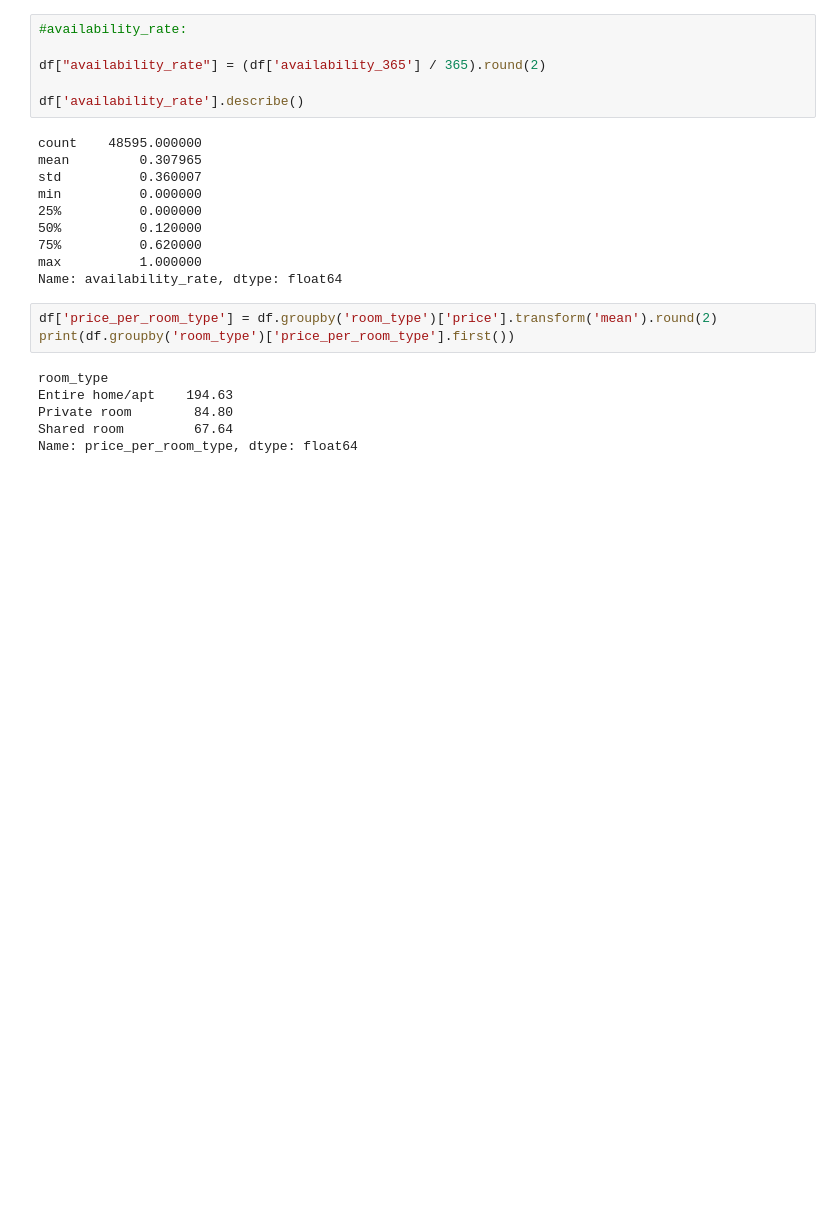
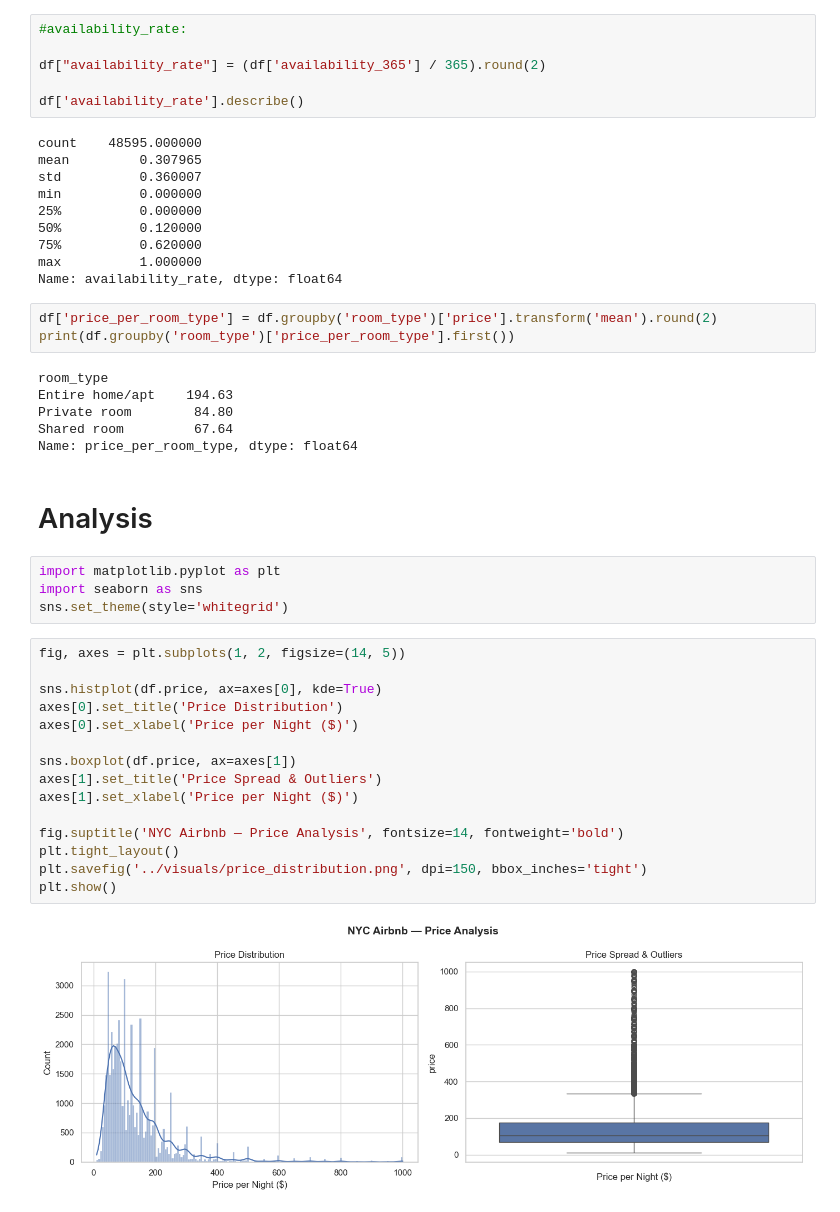
Before and after one commit to MSultanbek/airbnb-nyc-eda, a Jupyter notebook: notebooks/airbnb.ipynb, the cells around one changed output. Cells and saved outputs as stored; diff of their text form; blank space fills up the shorter version.

Commit message:
visuals done

```diff
--- a/notebooks/airbnb.ipynb
+++ b/notebooks/airbnb.ipynb
@@ -294,3 +296,26 @@ Entire home/apt    194.63
 Private room        84.80
 Shared room         67.64
 Name: price_per_room_type, dtype: float64
+# %% [markdown]
+# Analysis
+# %%
+import matplotlib.pyplot as plt
+import seaborn as sns
+sns.set_theme(style='whitegrid')
+# %%
+fig, axes = plt.subplots(1, 2, figsize=(14, 5))
+
+sns.histplot(df.price, ax=axes[0], kde=True)
+axes[0].set_title('Price Distribution')
+axes[0].set_xlabel('Price per Night ($)')
+
+sns.boxplot(df.price, ax=axes[1])
+axes[1].set_title('Price Spread & Outliers')
+axes[1].set_xlabel('Price per Night ($)')
+
+fig.suptitle('NYC Airbnb — Price Analysis', fontsize=14, fontweight='bold')
+plt.tight_layout()
+plt.savefig('../visuals/price_distribution.png', dpi=150, bbox_inches='tight')
+plt.show()
+# %% [output]
+[figure, added]
```
Also changed, not shown: parts of 6 cells of this notebook, 4 other files.
